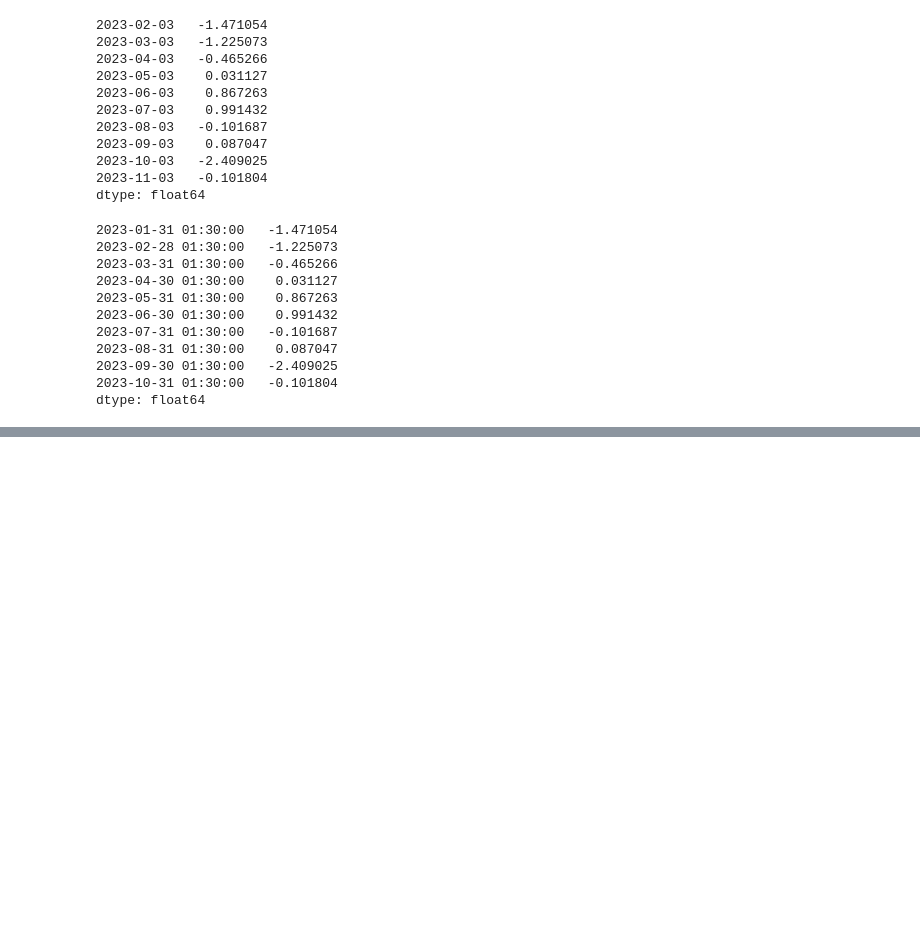
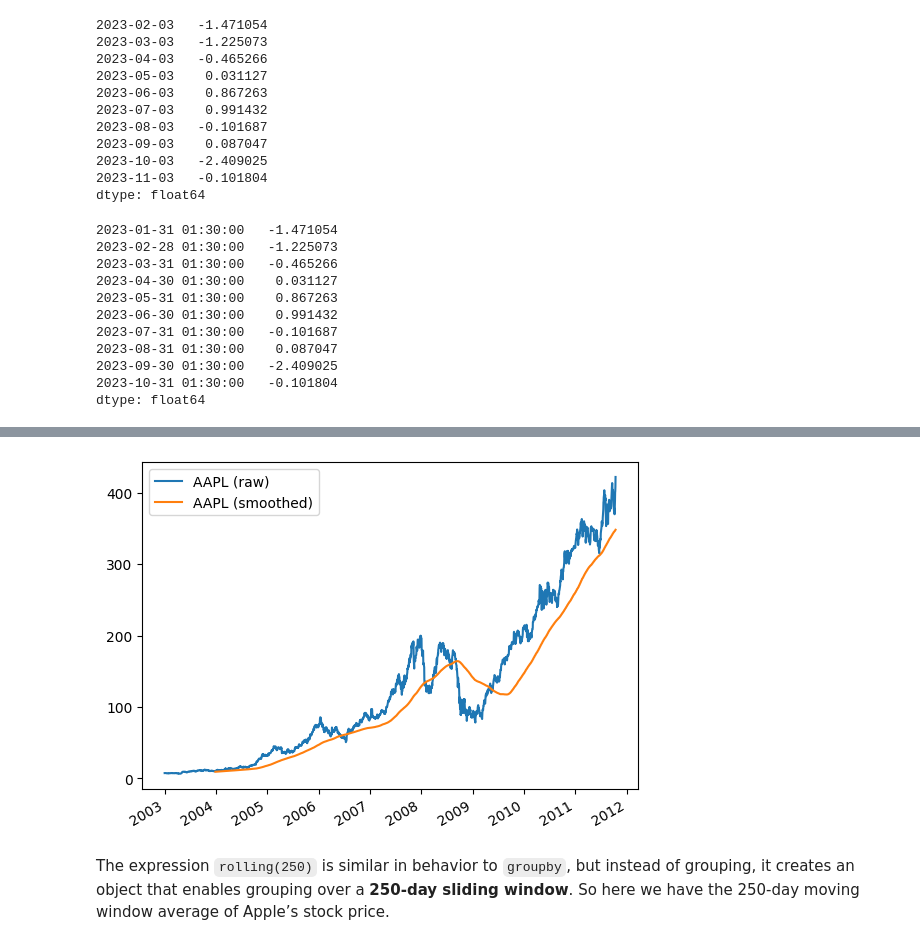
Before and after one commit to xiangshiyin/data-programming-with-python, a Jupyter notebook: 2023-fall/2023-10-10/notebook/code_demo.ipynb, the cells around one changed output, grey strips where cells are left out. Cells and saved outputs as stored; diff of their text form; code cells hidden in the pictures; blank space fills up the shorter version.

```diff
--- a/2023-fall/2023-10-10/notebook/code_demo.ipynb
+++ b/2023-fall/2023-10-10/notebook/code_demo.ipynb
@@ -526,0 +831,9 @@ dtype: float64
+# %%
+close_px_all["AAPL"].plot(label='AAPL (raw)')
+close_px_all["AAPL"].rolling(250).mean().plot(label='AAPL (smoothed)')
+plt.legend()
+plt.show()
+# %% [output]
+[figure, added]
+# %% [markdown]
+The expression `rolling(250)` is similar in behavior to `groupby`, but instead of grouping, it creates an object that enables grouping over a **250-day sliding window**. So here we have the 250-day moving window average of Apple’s stock price.
```
Also changed, not shown: parts of 40 cells of this notebook, 1 other file.
